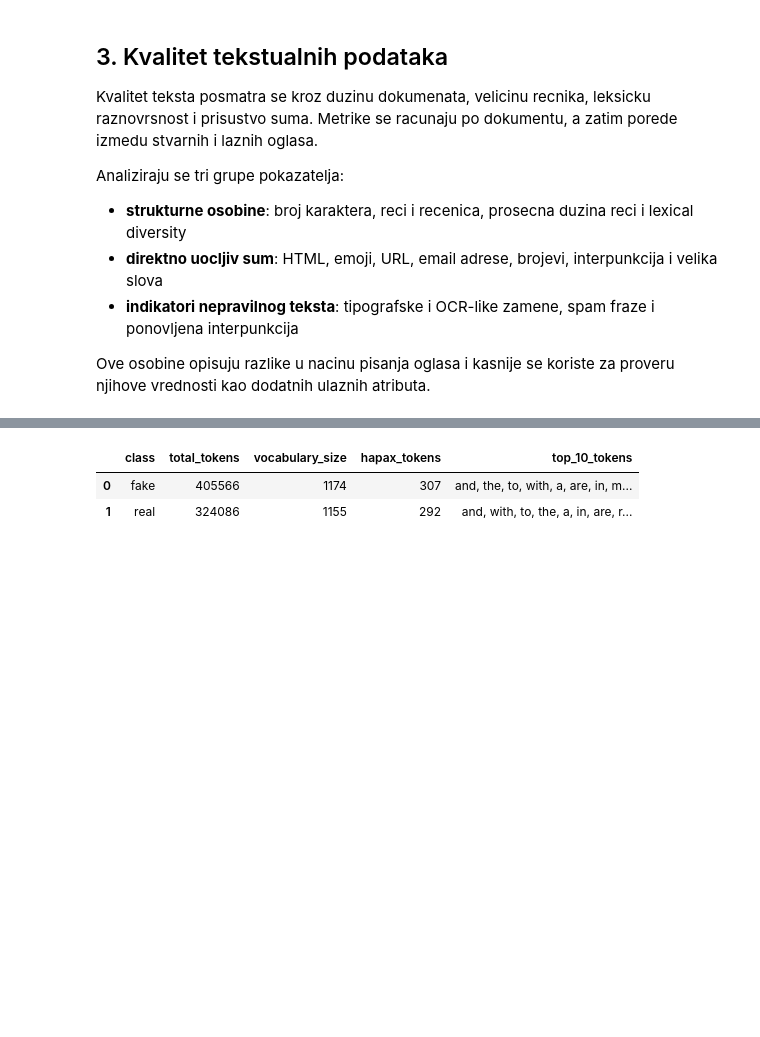
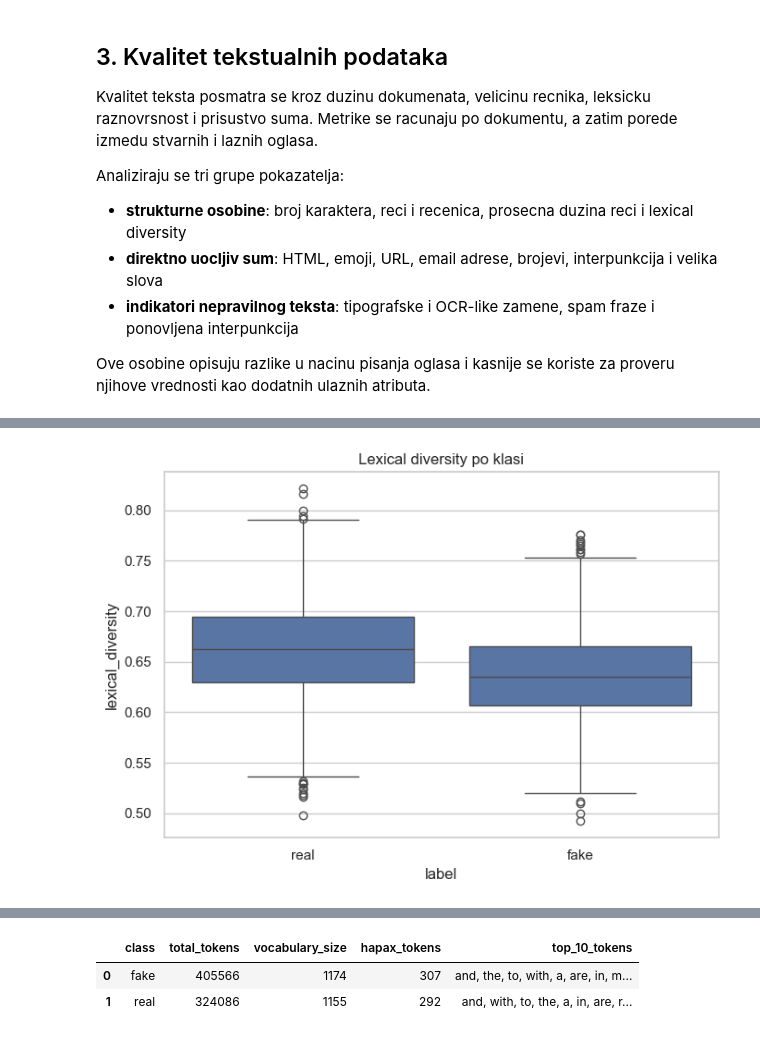
Before and after one commit to nemanjastojanovicc/detect-fake-jobs, a Jupyter notebook: detect-fake-jobs.ipynb, the cells around one changed output, grey strips where cells are left out. Drawn from its saved outputs; the diff is of its cells as text; code cells hidden in the pictures; blank space fills up the shorter version.

```diff
--- a/detect-fake-jobs.ipynb
+++ b/detect-fake-jobs.ipynb
@@ -292,0 +290,8 @@ plt.show()
+# %%
+plt.figure(figsize=(7, 5))
+sns.boxplot(data=df, x="label", y="lexical_diversity", order=["real", "fake"])
+plt.title("Lexical diversity po klasi")
+plt.tight_layout()
+plt.show()
+# %% [output]
+[figure, added]
```
Also changed, not shown: parts of 26 cells of this notebook.
